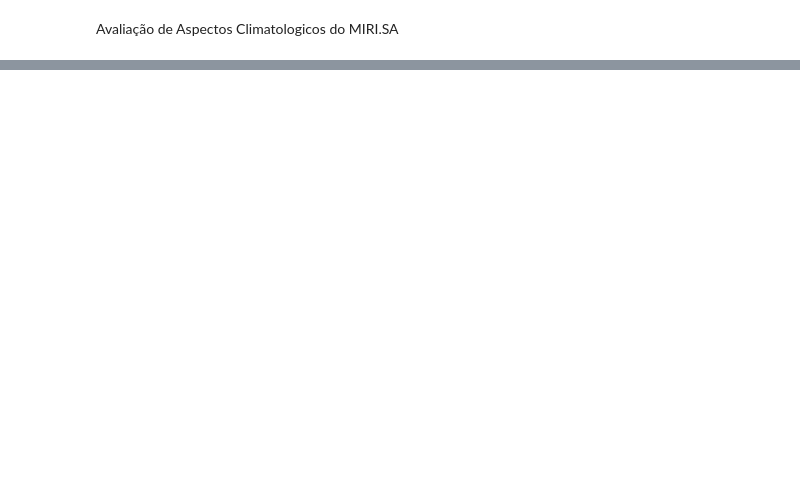
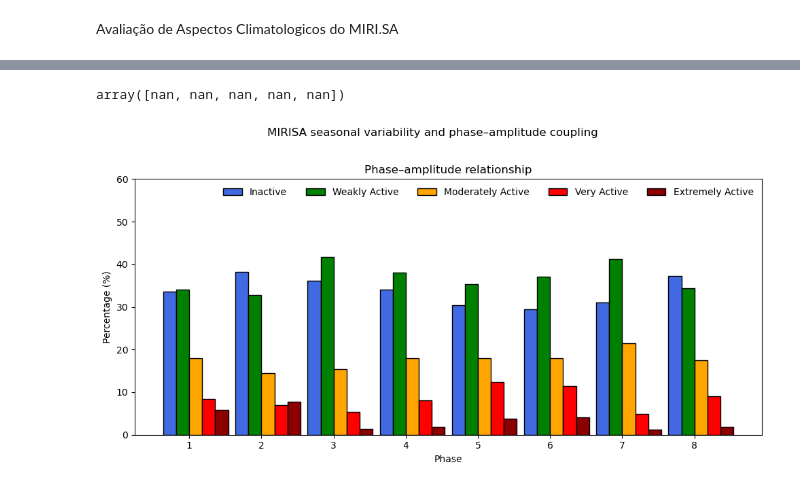
Before and after one commit to netebarreto/MIRISA, a Jupyter notebook: INDEX_MIRISA/scripts/analysis/AA03-Aspectos_Climatologicos_MIRISA.ipynb, the cells around one changed output, grey strips where cells are left out. Cells and saved outputs as stored; diff of their text form; code cells hidden in the pictures; blank space fills up the shorter version.

```diff
--- a/INDEX_MIRISA/scripts/analysis/AA03-Aspectos_Climatologicos_MIRISA.ipynb
+++ b/INDEX_MIRISA/scripts/analysis/AA03-Aspectos_Climatologicos_MIRISA.ipynb
@@ -210,3 +212,7 @@ fig.savefig(output_figure, dpi=300, bbox_inches="tight")
+# %%
+class_percent.values
+# %% [output]
+array([nan, nan, nan, nan, nan])
 # %%
 import pandas as pd
 import numpy as np
@@ -215,8 +221,12 @@ import matplotlib.pyplot as plt
 # =========================
 # CONFIG
 # =========================
-input_file ="outputs/tables/MIRISA_CLIM_19910401_20210331_CREATE_20260314.txt"
-output_figure = "outputs/figures/MIRISA_seasonal_phase_amplitude.png"
+#input_file ="outputs/tables/MIRISA_CLIM_19910401_20210331_CREATE_20260314.txt"
+output_figure = "../../outputs/figures/MIRISA_seasonal_phase_amplitude.png"
+
+#output_figure = "../../outputs/figures/MIRISA_amplitude_climatology_19910301_20210228.png"
+
+input_file = "../../outputs/tables/MIRISA_CLIM_19910301_20210228_CREATE_20261007.txt"
 
 start_date = "1991-04-01"
 end_date   = "2021-03-31"
@@ -227,12 +237,12 @@ end_date   = "2021-03-31"
 df = pd.read_csv(input_file, sep=";", quotechar='"', engine="python")
 df.columns = [c.strip().replace('"', "") for c in df.columns]
 
-num_cols = ["Year", "Month", "Day", "Phase", "Amplitude"]
+num_cols = ["Year", "Month", "day", "Phase", "Amplitude"]
 for c in num_cols:
     df[c] = pd.to_numeric(df[c], errors="coerce")
 
 df["date"] = pd.to_datetime(
-    dict(year=df["Year"], month=df["Month"], day=df["Day"]),
+    dict(year=df["Year"], month=df["Month"], day=df["day"]),
     errors="coerce"
 )
 
@@ -245,13 +255,13 @@ df = df.loc[mask].copy()
 # CATEGORIAS DE AMPLITUDE
 # =========================
 def classify_amp(x):
-    if x < 0.8:
+    if x < 1.0:
         return "Inactive"
-    elif x < 1.2:
+    elif x < 2.0:
         return "Weakly Active"
-    elif x < 1.6:
+    elif x < 3.0:
         return "Moderately Active"
-    elif x < 2.0:
+    elif x < 4.0:
         return "Very Active"
     else:
         return "Extremely Active"
@@ -316,33 +326,35 @@ cores=["royalblue", "green", "orange","red", "darkred"]
 # Painel (b) - fase x amplitude
 # -------------------------
 phases = phase_amp_pct.index.values
 x2 = np.arange(len(phases))
 
 for i, cls in enumerate(class_order):
     plt.bar(
         x2 + i*width,
         phase_amp_pct[cls].values,
         width=width,
         label=cls,facecolor=cores[i],edgecolor="k"
     )
 
 plt.xticks(x2 + width*1.5,phases)
 #plt.xticklabels(phases)
 plt.ylim([0,60])
 plt.title("Phase–amplitude relationship")
 plt.xlabel("Phase")
 plt.ylabel("Percentage (%)")
 
 # remove legenda duplicada
 plt.legend(frameon=False,ncol=5)
 
 # -------------------------
 # FINAL
 # -------------------------
 fig.suptitle("MIRISA seasonal variability and phase–amplitude coupling", y=1.02)
 fig.tight_layout()
 fig.savefig(output_figure, dpi=300, bbox_inches="tight")
 plt.show()
+# %% [output]
+[figure, added]
 # %%
 import pandas as pd
 import numpy as np
```
Also changed, not shown: parts of 7 cells of this notebook, 9 other files.
